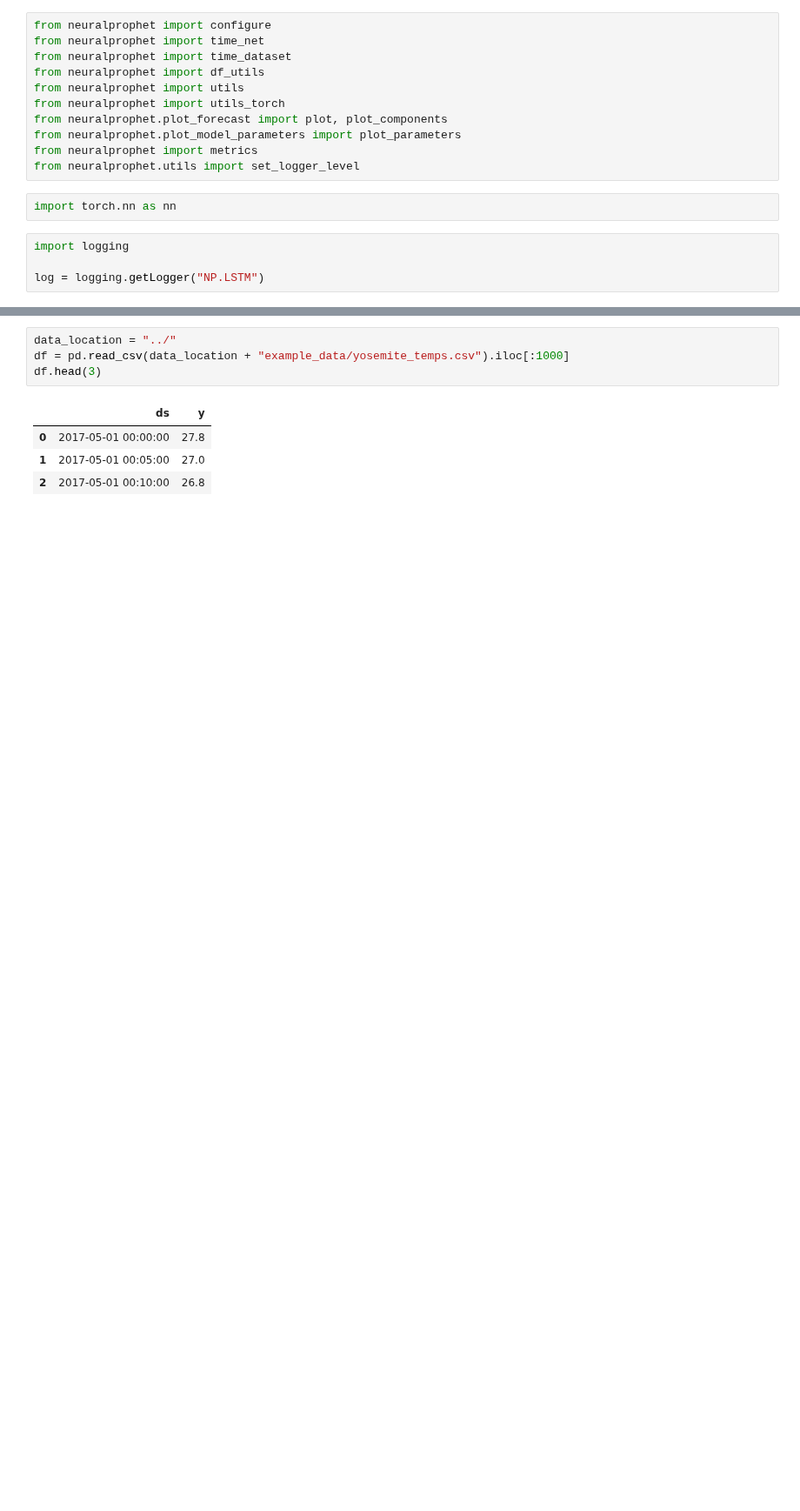
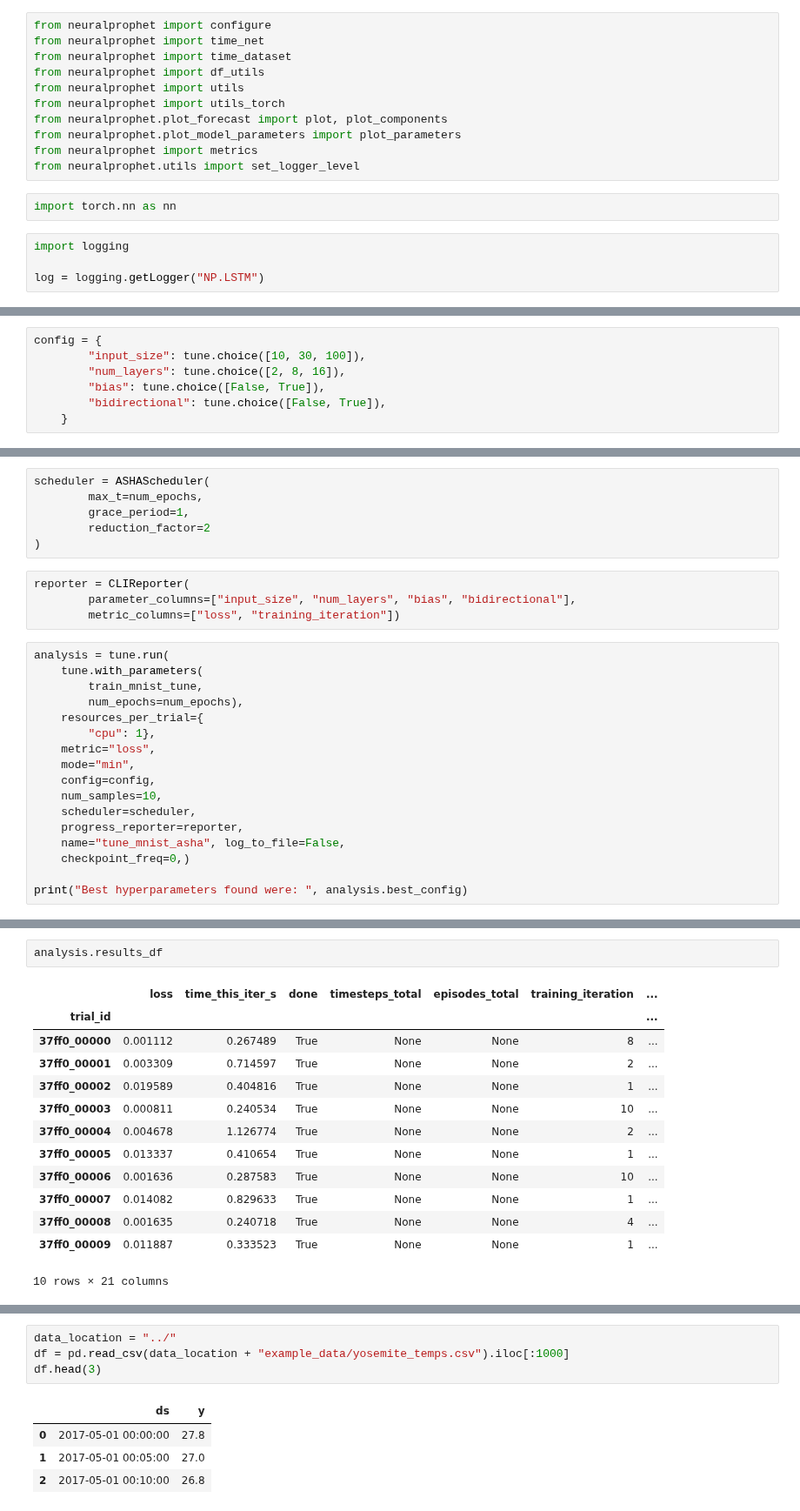
Before and after one commit to neuralprophet/neural_prophet_lightning, a Jupyter notebook: project_notebooks/new_models_1.ipynb, the cells around one changed output, grey strips where cells are left out. Shown at 87% size. Drawn from its saved outputs; the diff is of its cells as text; blank space fills up the shorter version.

```diff
--- a/project_notebooks/new_models_1.ipynb
+++ b/project_notebooks/new_models_1.ipynb
@@ -162,0 +206,7 @@ AttributeError: 'NoneType' object has no attribute 'running_stage'
+# %%
+config = {
+        "input_size": tune.choice([10, 30, 100]),
+        "num_layers": tune.choice([2, 8, 16]),
+        "bias": tune.choice([False, True]),
+        "bidirectional": tune.choice([False, True]),
+    }
@@ -162,0 +219,27 @@ AttributeError: 'NoneType' object has no attribute 'running_stage'
+# %%
+scheduler = ASHAScheduler(
+        max_t=num_epochs,
+        grace_period=1,
+        reduction_factor=2
+)
+# %%
+reporter = CLIReporter(
+        parameter_columns=["input_size", "num_layers", "bias", "bidirectional"],
+        metric_columns=["loss", "training_iteration"])
+# %%
+analysis = tune.run(
+    tune.with_parameters(
+        train_mnist_tune,
+        num_epochs=num_epochs),
+    resources_per_trial={
+        "cpu": 1},
+    metric="loss",
+    mode="min",
+    config=config,
+    num_samples=10,
+    scheduler=scheduler,
+    progress_reporter=reporter,
+    name="tune_mnist_asha", log_to_file=False,
+    checkpoint_freq=0,)
+
+print("Best hyperparameters found were: ", analysis.best_config)
@@ -162,0 +420,16 @@ AttributeError: 'NoneType' object has no attribute 'running_stage'
+# %%
+analysis.results_df
+# %% [output]
+|  | loss | time_this_iter_s | done | timesteps_total | episodes_total | training_iteration | ... |
+| trial_id |  |  |  |  |  |  | ... |
+| 37ff0_00000 | 0.001112 | 0.267489 | True | None | None | 8 | ... |
+| 37ff0_00001 | 0.003309 | 0.714597 | True | None | None | 2 | ... |
+| 37ff0_00002 | 0.019589 | 0.404816 | True | None | None | 1 | ... |
+| 37ff0_00003 | 0.000811 | 0.240534 | True | None | None | 10 | ... |
+| 37ff0_00004 | 0.004678 | 1.126774 | True | None | None | 2 | ... |
+| 37ff0_00005 | 0.013337 | 0.410654 | True | None | None | 1 | ... |
+| 37ff0_00006 | 0.001636 | 0.287583 | True | None | None | 10 | ... |
+| 37ff0_00007 | 0.014082 | 0.829633 | True | None | None | 1 | ... |
+| 37ff0_00008 | 0.001635 | 0.240718 | True | None | None | 4 | ... |
+| 37ff0_00009 | 0.011887 | 0.333523 | True | None | None | 1 | ... |
+10 rows × 21 columns
```
Also changed, not shown: parts of 24 cells of this notebook, 5 other files.
